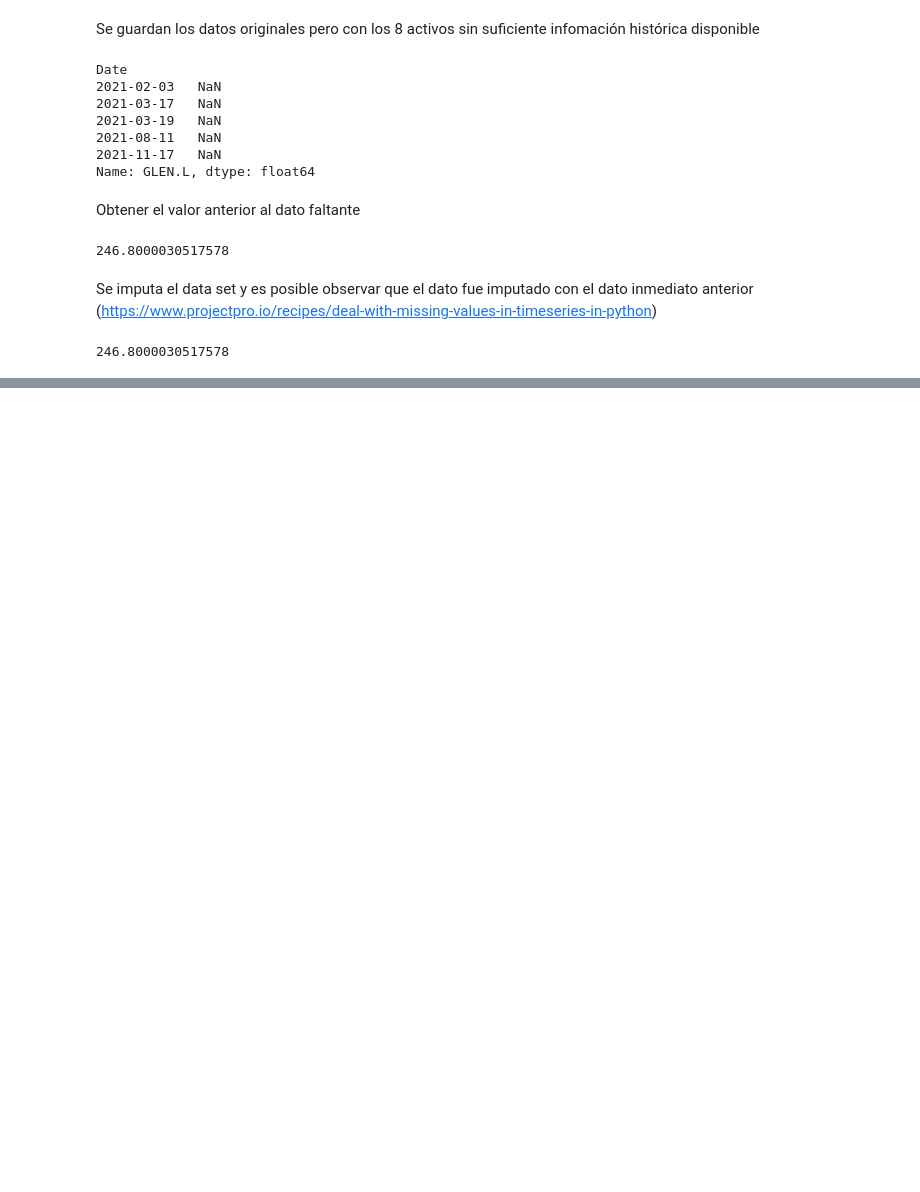
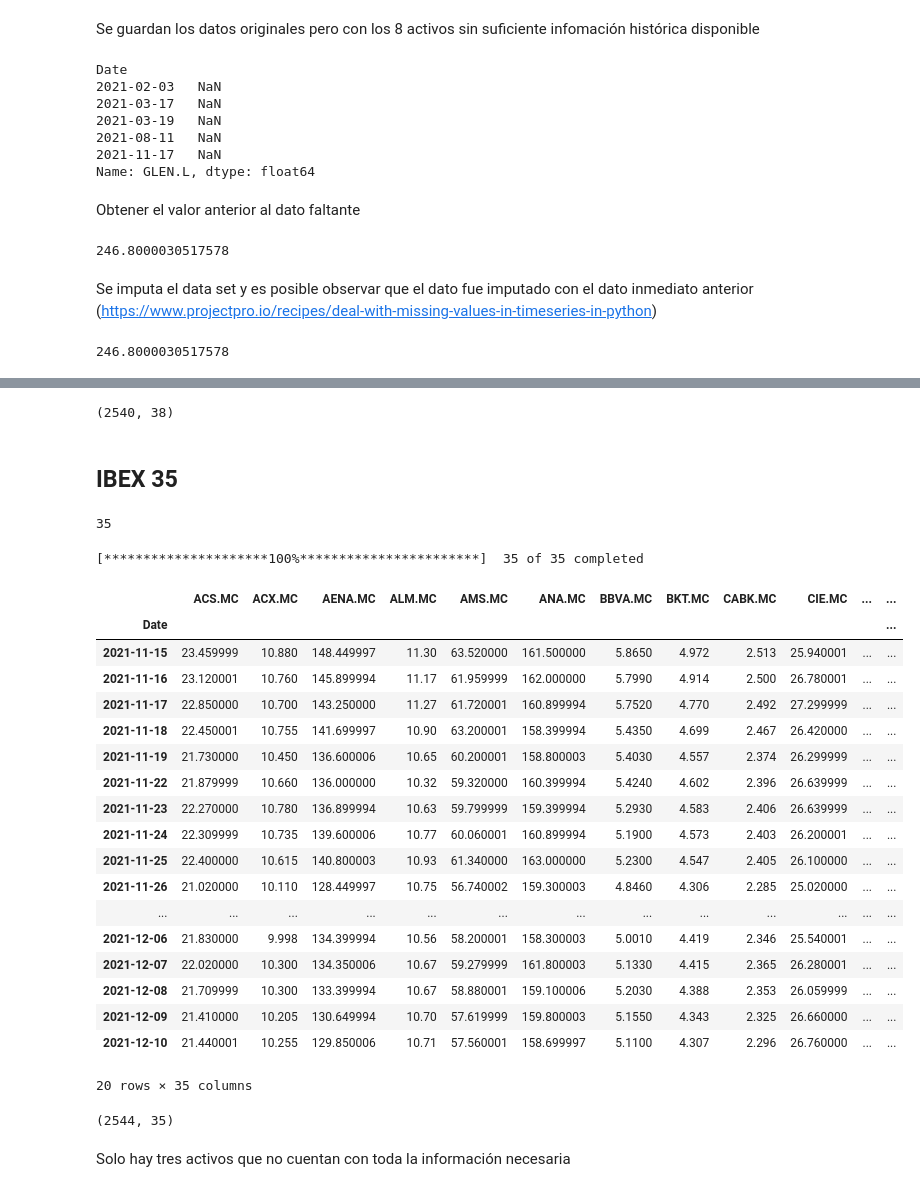
Before and after one commit to jduarte00/tesis, a Jupyter notebook: DataSets.ipynb, the cells around one changed output, grey strips where cells are left out. Drawn from its saved outputs; the diff is of its cells as text; code cells hidden in the pictures; blank space fills up the shorter version.

```diff
--- a/DataSets.ipynb
+++ b/DataSets.ipynb
@@ -456,0 +768,4 @@ ftse_100_original_close['GLEN.L'].ffill()['2021-02-03']
+# %%
+cac_40_returns.shape
+# %% [output]
+(2540, 38)
@@ -456,0 +774,50 @@ ftse_100_original_close['GLEN.L'].ffill()['2021-02-03']
+# %% [markdown]
+## IBEX 35
+# %%
+resp = requests.get('https://en.wikipedia.org/wiki/IBEX_35')
+soup = bs.BeautifulSoup(resp.text, 'lxml')
+table = soup.find(id="components")
+# %%
+tickers_ibex = []
+for row in table.findAll('tr')[1:]:
+    ticker = row.findAll('td')[0].text
+    ticker = ticker.strip()
+    ticker = ticker + ".MC"
+    tickers_ibex.append(ticker)
+# %%
+len(tickers_ibex)
+# %% [output]
+35
+# %%
+ibex_35_original = yf.download(tickers_ibex, "2012-01-01", "2021-12-12")
+# %% [output]
+[*********************100%***********************]  35 of 35 completed
+# %%
+ibex_35_original_close = ibex_35_original['Close']
+ibex_35_original_close.tail(20)
+# %% [output]
+|  | ACS.MC | ACX.MC | AENA.MC | ALM.MC | AMS.MC | ANA.MC | BBVA.MC | BKT.MC | CABK.MC | CIE.MC | ... | ... |
+| Date |  |  |  |  |  |  |  |  |  |  |  | ... |
+| 2021-11-15 | 23.459999 | 10.880 | 148.449997 | 11.30 | 63.520000 | 161.500000 | 5.8650 | 4.972 | 2.513 | 25.940001 | ... | ... |
+| 2021-11-16 | 23.120001 | 10.760 | 145.899994 | 11.17 | 61.959999 | 162.000000 | 5.7990 | 4.914 | 2.500 | 26.780001 | ... | ... |
+| 2021-11-17 | 22.850000 | 10.700 | 143.250000 | 11.27 | 61.720001 | 160.899994 | 5.7520 | 4.770 | 2.492 | 27.299999 | ... | ... |
+| 2021-11-18 | 22.450001 | 10.755 | 141.699997 | 10.90 | 63.200001 | 158.399994 | 5.4350 | 4.699 | 2.467 | 26.420000 | ... | ... |
+| 2021-11-19 | 21.730000 | 10.450 | 136.600006 | 10.65 | 60.200001 | 158.800003 | 5.4030 | 4.557 | 2.374 | 26.299999 | ... | ... |
+| 2021-11-22 | 21.879999 | 10.660 | 136.000000 | 10.32 | 59.320000 | 160.399994 | 5.4240 | 4.602 | 2.396 | 26.639999 | ... | ... |
+| 2021-11-23 | 22.270000 | 10.780 | 136.899994 | 10.63 | 59.799999 | 159.399994 | 5.2930 | 4.583 | 2.406 | 26.639999 | ... | ... |
+| 2021-11-24 | 22.309999 | 10.735 | 139.600006 | 10.77 | 60.060001 | 160.899994 | 5.1900 | 4.573 | 2.403 | 26.200001 | ... | ... |
+| 2021-11-25 | 22.400000 | 10.615 | 140.800003 | 10.93 | 61.340000 | 163.000000 | 5.2300 | 4.547 | 2.405 | 26.100000 | ... | ... |
+| 2021-11-26 | 21.020000 | 10.110 | 128.449997 | 10.75 | 56.740002 | 159.300003 | 4.8460 | 4.306 | 2.285 | 25.020000 | ... | ... |
+| ... | ... | ... | ... | ... | ... | ... | ... | ... | ... | ... | ... | ... |
+| 2021-12-06 | 21.830000 | 9.998 | 134.399994 | 10.56 | 58.200001 | 158.300003 | 5.0010 | 4.419 | 2.346 | 25.540001 | ... | ... |
+| 2021-12-07 | 22.020000 | 10.300 | 134.350006 | 10.67 | 59.279999 | 161.800003 | 5.1330 | 4.415 | 2.365 | 26.280001 | ... | ... |
+| 2021-12-08 | 21.709999 | 10.300 | 133.399994 | 10.67 | 58.880001 | 159.100006 | 5.2030 | 4.388 | 2.353 | 26.059999 | ... | ... |
+| 2021-12-09 | 21.410000 | 10.205 | 130.649994 | 10.70 | 57.619999 | 159.800003 | 5.1550 | 4.343 | 2.325 | 26.660000 | ... | ... |
+| 2021-12-10 | 21.440001 | 10.255 | 129.850006 | 10.71 | 57.560001 | 158.699997 | 5.1100 | 4.307 | 2.296 | 26.760000 | ... | ... |
+20 rows × 35 columns
+# %%
+ibex_35_original_close.shape
+# %% [output]
+(2544, 35)
+# %% [markdown]
+Solo hay tres activos que no cuentan con toda la información necesaria
```
Also changed, not shown: parts of 58 cells of this notebook, 8 other files.
